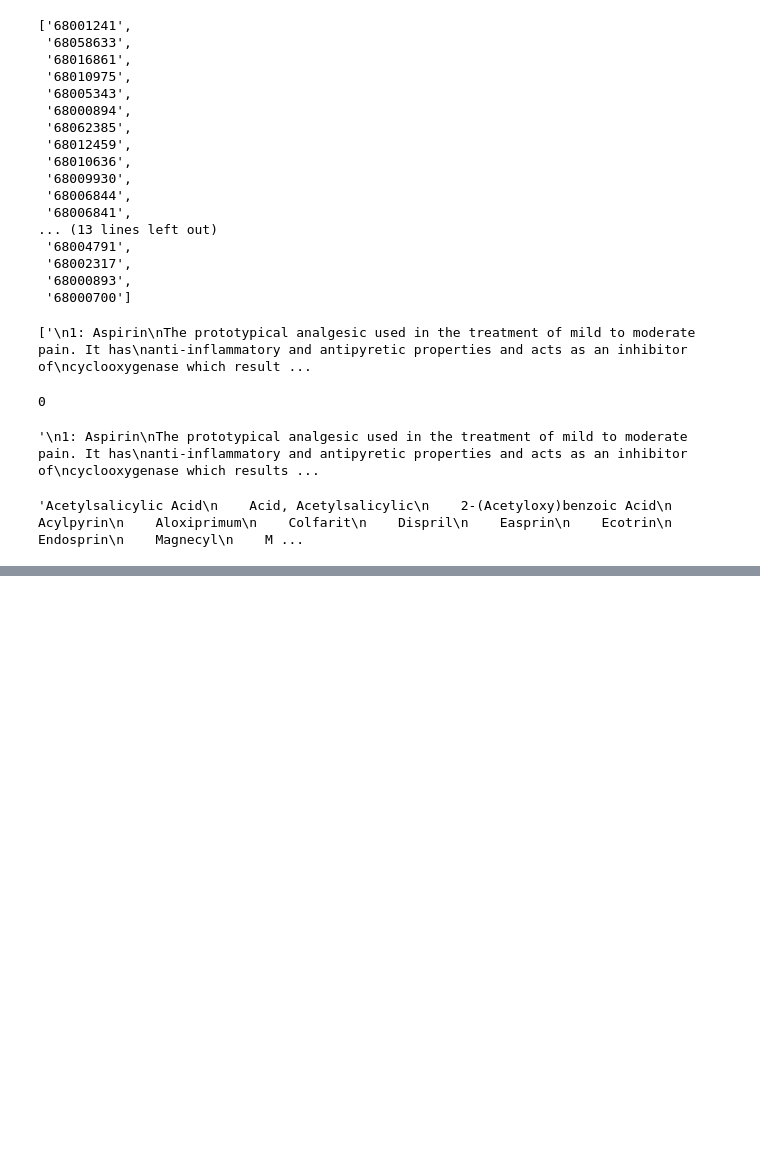
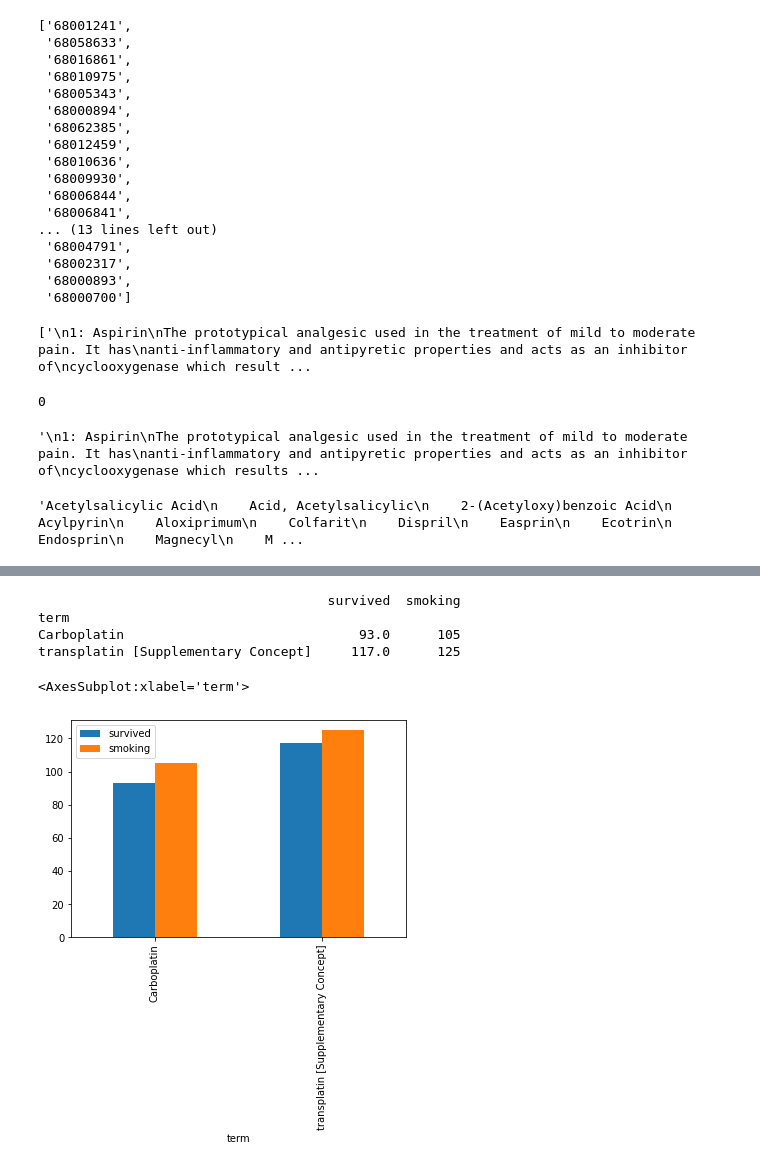
Before and after one commit to furkankykc/TCGA_DrugFinder, a Jupyter notebook: test_eutils.ipynb, the cells around one changed output, grey strips where cells are left out. Saved outputs shown, nothing was run; the diff lists cells and outputs as text; code cells hidden in the pictures; blank space fills up the shorter version.

```diff
--- a/test_eutils.ipynb
+++ b/test_eutils.ipynb
@@ -365,0 +233,3 @@ data['drug_name']
+# %%
+filter_vals = ['Carboplatin','transplatin [Supplementary Concept]']
+pdData=pdData[pdData['term'].isin(filter_vals)]
@@ -365,0 +256,26 @@ data['drug_name']
+# %%
+def survived(x):
+    return x.isnull().sum()
+def mean_survived(x):
+    return np.mean(x)
+def smoking(x):
+    return x[x=='Smoking'].count()
+def survived_n_smoking(x):
+    return x[x=='Smoking'].count()
+# %%
+ex = pdData[['therapy_types','days_to_death','tobacco_smoking_history','term']].groupby("term")
+# %%
+aggs = {'days_to_death':survived,'tobacco_smoking_history':smoking}
+ex2 = ex.agg(aggs)
+ex2.columns = ['survived','smoking']
+print(ex2)
+# %% [output]
+                                     survived  smoking
+term
+Carboplatin                              93.0      105
+transplatin [Supplementary Concept]     117.0      125
+# %%
+ex2.plot(kind='bar')
+# %% [output]
+<AxesSubplot:xlabel='term'>
+[figure, added]
```
Also changed, not shown: parts of 18 cells of this notebook, 3 other files.
